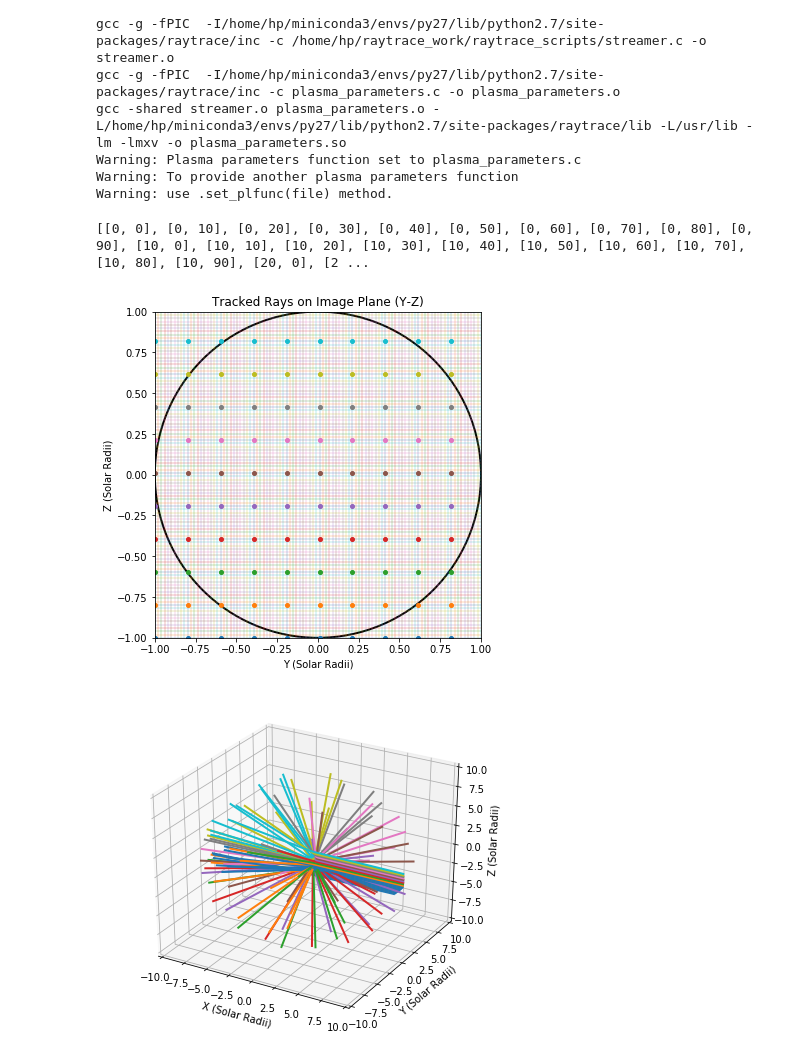
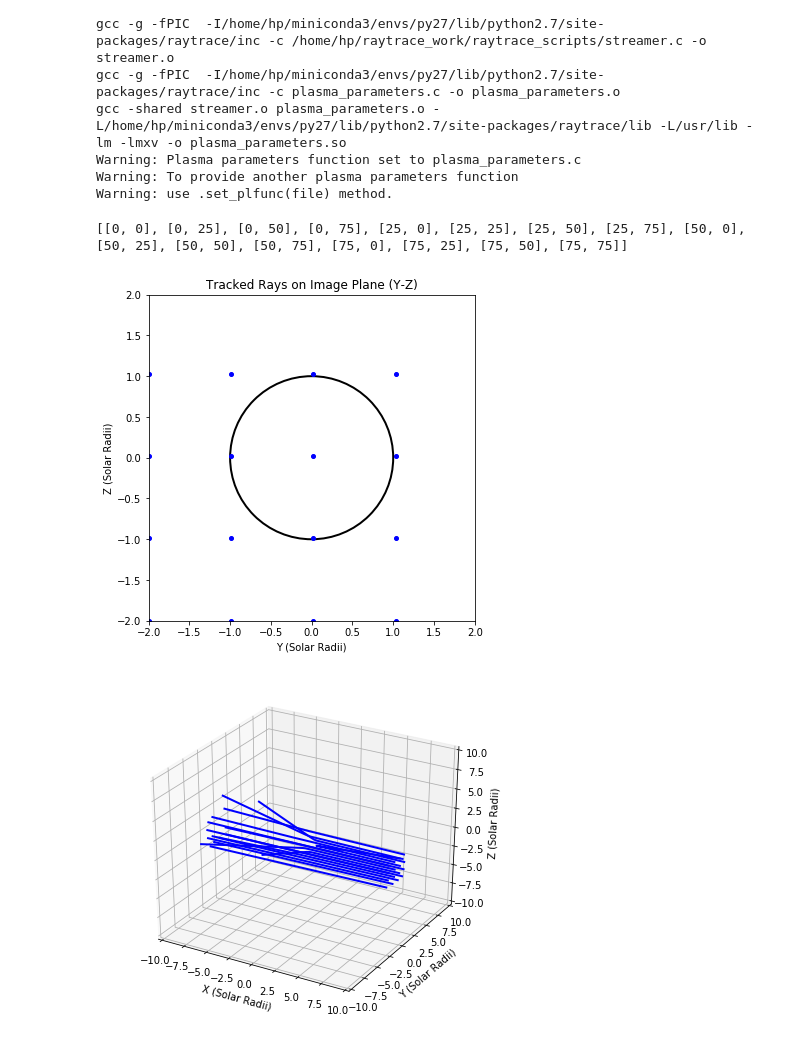
Before and after one commit to GaneshJaiswal900/Ray_Tracing_Algorithm, a Jupyter notebook: raytrace_scripts/raytrace_3D_ray_trajectories.ipynb, the cells around one changed output. Saved outputs shown, nothing was run; the diff lists cells and outputs as text; code cells hidden in the pictures.

Commit message:
Electron Density Model with Plots

```diff
--- a/raytrace_scripts/raytrace_3D_ray_trajectories.ipynb
+++ b/raytrace_scripts/raytrace_3D_ray_trajectories.ipynb
@@ -12,7 +12,7 @@ import rtcore
 # %%
 freq_hz = 300.e6 # Hz, radio wave frequency
 grid=(100,100)
-rect=(-1, -1, 1, 1)
+rect=(-2, -2, 2, 2)
 obs=(215, 0, 0)  # Position of the observer (the earth's coordinates) in SGI system
 rsph = 10  # Radius of the integrarion sphere
 niter = 1500  #The maximum iterations to perform using the algorithm
@@ -46,8 +46,8 @@ nx = int(grid[0])
 ny = int(grid[1])
 
 # spacing between tracked rays
-stepx = nx // 10   # 10
-stepy = ny // 10   # 10
+stepx = nx // 4   # 25
+stepy = ny // 4   # 25
 
 # build evenly spaced tracker rays
 trkrays = []
@@ -58,14 +58,14 @@ for i in range(0, nx, stepx):
 
 print(trkrays)
 # %% [output]
-[[0, 0], [0, 10], [0, 20], [0, 30], [0, 40], [0, 50], [0, 60], [0, 70], [0, 80], [0, 90], [10, 0], [10, 10], [10, 20], [10, 30], [10, 40], [10, 50], [10, 60], [10, 70], [10, 80], [10, 90], [20, 0], [2 ...
+[[0, 0], [0, 25], [0, 50], [0, 75], [25, 0], [25, 25], [25, 50], [25, 75], [50, 0], [50, 25], [50, 50], [50, 75], [75, 0], [75, 25], [75, 50], [75, 75]]
 # %%
 test1.trace(niter, trkrays)
 traj = test1.traj.pos
 # %%
 # Solar radii limits (Y and Z)
-ymin, ymax = -1.0, 1.0
-zmin, zmax = -1.0, 1.0
+ymin, ymax = -2.0, 2.0
+zmin, zmax = -2.0, 2.0
 
 # Y and Z coordinates
 y = np.linspace(ymin, ymax, nx)
@@ -78,12 +78,6 @@ z = np.linspace(zmin, zmax, ny)
 fig = plt.figure(figsize=(6,6))
 ax = fig.add_subplot(111)
 
-# grid lines
-for yi in y:
-    ax.plot([yi, yi], [zmin, zmax], linewidth=0.3)
-
-for zi in z:
-    ax.plot([ymin, ymax], [zi, zi], linewidth=0.3)
 
 # Sun disk (radius = 1 solar radii)
 sun = plt.Circle((0.0, 0.0), 1.0, fill=False, linewidth=2)
@@ -97,7 +91,7 @@ for ray in trkrays:
     yr = y[iy]
     zr = z[iz]
 
-    ax.plot(yr, zr, 'o', markersize=4)
+    ax.plot(yr, zr, 'o', markersize=4, color='blue')
 
 ax.set_xlim(ymin, ymax)
 ax.set_ylim(zmin, zmax)
@@ -110,32 +104,33 @@ ax.set_title('Tracked Rays on Image Plane (Y-Z)')
 plt.show()
 
 # ---------------------------------------------------
 # 3D RAY TRAJECTORIES
 # traj assumed shape = (Nrays, Nsteps, 3)
 # traj[:,:,0] = X , traj[:,:,1] = Y , traj[:,:,2] = Z
 # ---------------------------------------------------
 fig = plt.figure(figsize=(7,6))
 ax = fig.add_subplot(111, projection='3d')
 
 for i in range(traj.shape[0]):
     ax.plot(traj[i,:,0],   # X direction (propagation)
             traj[i,:,1],   # Y
             traj[i,:,2],   # Z
             linewidth=2,
+            color='blue',
             label='Ray %d' % (i+1))
 
 ax.set_xlabel('X (Solar Radii)')
 ax.set_ylabel('Y (Solar Radii)')
 ax.set_zlabel('Z (Solar Radii)')
 
 # consistent limits
 ax.set_xlim(-10,10)
 ax.set_ylim(-10,10)
 ax.set_zlim(-10,10)
 
 # ax.legend()   # optional (can be heavy for many rays)
 
 plt.show()
 # %% [output]
-[figure, old version]
+[figure, new version]
-[figure, old version]
+[figure, new version]
```
Also changed, not shown: 7 other files.
